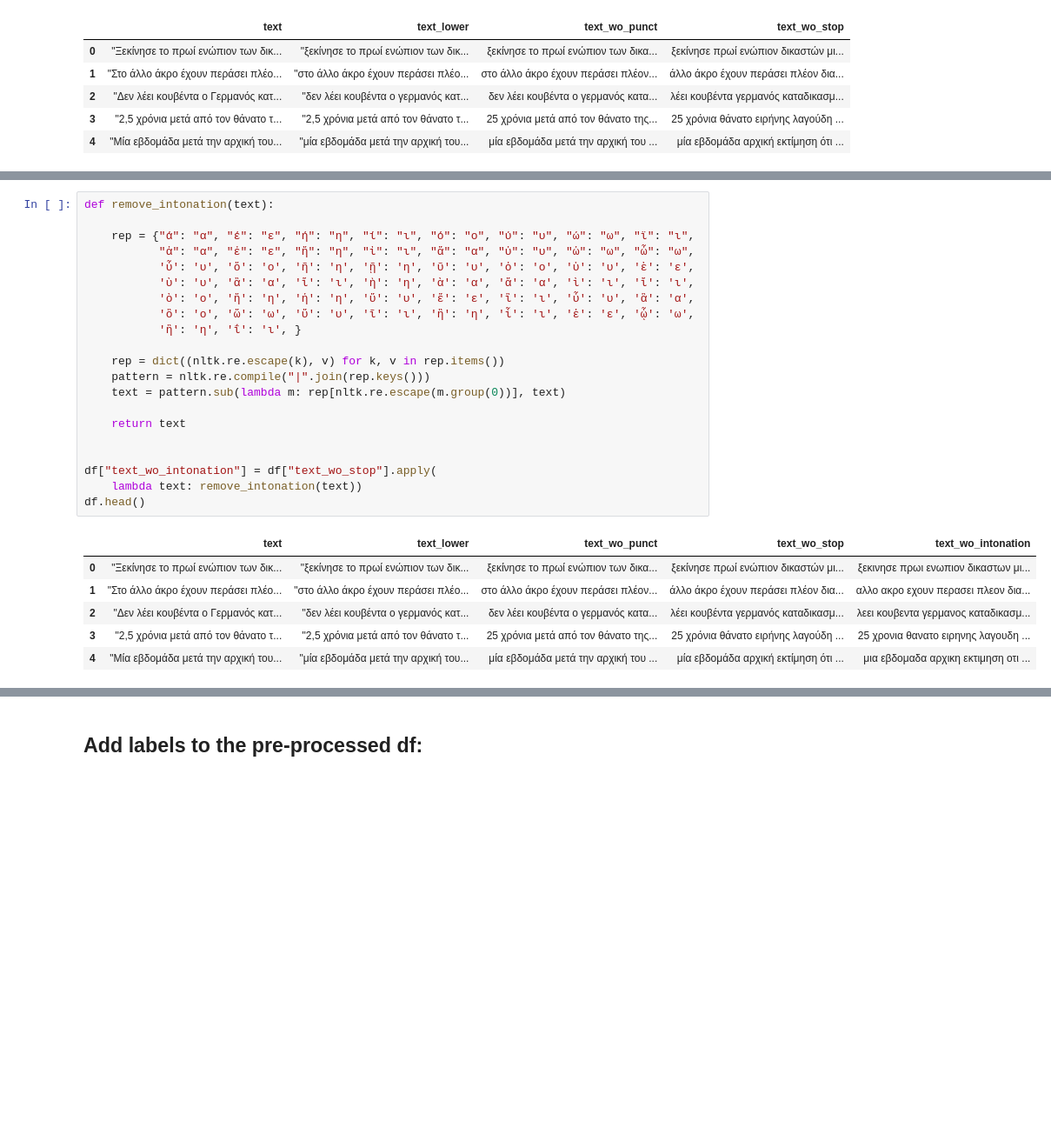
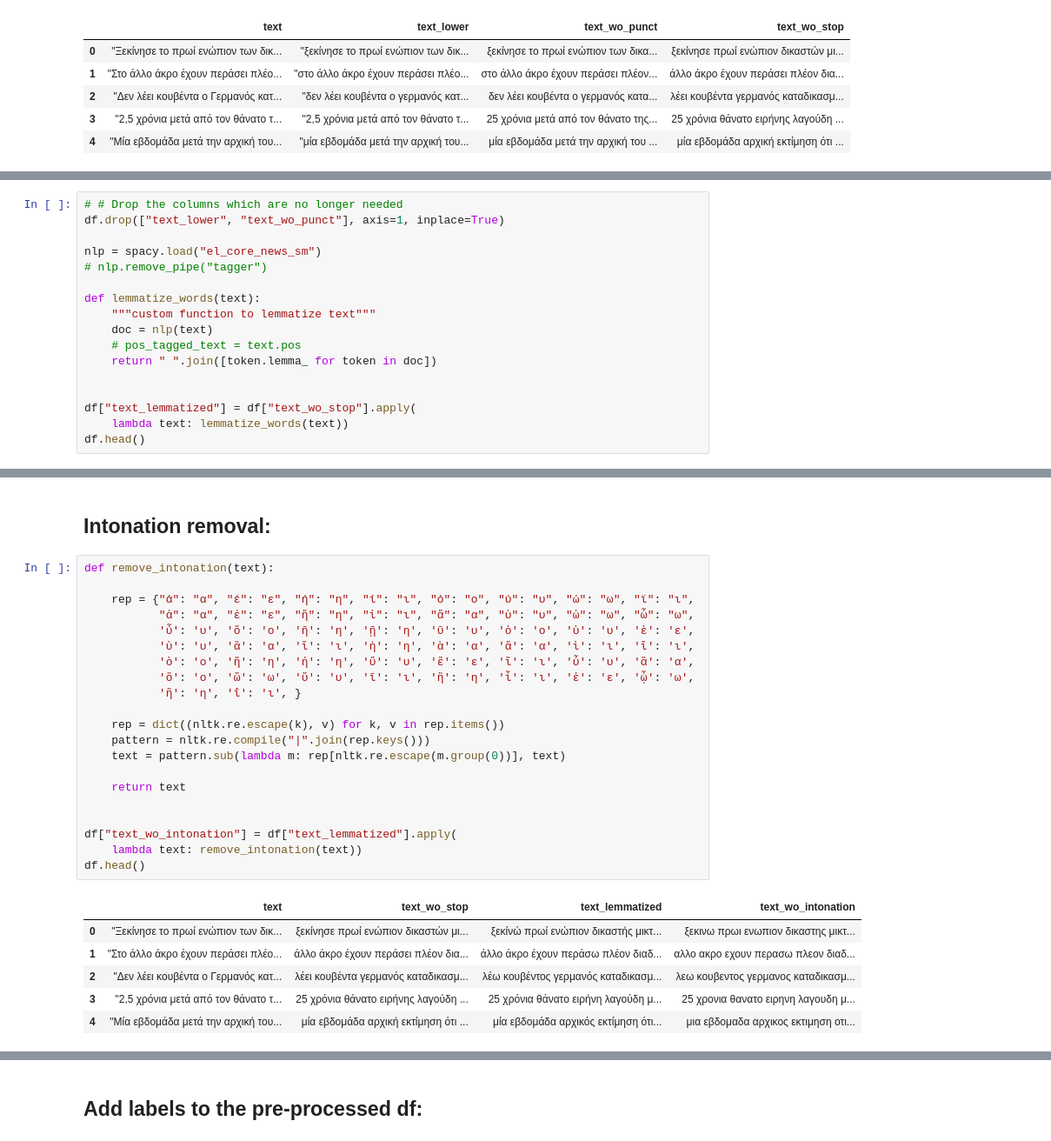
Before and after one commit to openlabathens/article-classification, a Jupyter notebook: article_classification.ipynb, the cells around one changed output, grey strips where cells are left out. Shown: that part at 87% size. Cells and saved outputs as stored; diff of their text form; blank space fills up the shorter version.

Commit message:
dimention reduction analysis after lemmatization

```diff
--- a/article_classification.ipynb
+++ b/article_classification.ipynb
@@ -125,0 +133,17 @@ df.head()
+# %%
+# # Drop the columns which are no longer needed
+df.drop(["text_lower", "text_wo_punct"], axis=1, inplace=True)
+
+nlp = spacy.load("el_core_news_sm")
+# nlp.remove_pipe("tagger")
+
+def lemmatize_words(text):
+    """custom function to lemmatize text"""
+    doc = nlp(text)
+    # pos_tagged_text = text.pos
+    return " ".join([token.lemma_ for token in doc])
+
+
+df["text_lemmatized"] = df["text_wo_stop"].apply(
+    lambda text: lemmatize_words(text))
+df.head()
@@ -126,28 +157,30 @@ df.head()
+# %% [markdown]
+## Intonation removal:
 # %%
 def remove_intonation(text):
 
     rep = {"ά": "α", "έ": "ε", "ή": "η", "ί": "ι", "ό": "ο", "ύ": "υ", "ώ": "ω", "ϊ": "ι",
            "ἀ": "α", "ἐ": "ε", "ἤ": "η", "ἰ": "ι", "ἄ": "α", "ὐ": "υ", "ὡ": "ω", "ὦ": "ω",
            'ὖ': 'υ', 'ὅ': 'ο', 'ῆ': 'η', 'ῇ': 'η', 'ῦ': 'υ', 'ὁ': 'ο', 'ὑ': 'υ', 'ὲ': 'ε',
            'ὺ': 'υ', 'ἂ': 'α', 'ἵ': 'ι', 'ὴ': 'η', 'ὰ': 'α', 'ἅ': 'α', 'ὶ': 'ι', 'ἴ': 'ι',
            'ὸ': 'ο', 'ἥ': 'η', 'ἡ': 'η', 'ὕ': 'υ', 'ἔ': 'ε', 'ἳ': 'ι', 'ὗ': 'υ', 'ἃ': 'α',
            'ὃ': 'ο', 'ὥ': 'ω', 'ὔ': 'υ', 'ῖ': 'ι', 'ἣ': 'η', 'ἷ': 'ι', 'ἑ': 'ε', 'ᾧ': 'ω',
            'ἢ': 'η', 'ΐ': 'ι', }
 
     rep = dict((nltk.re.escape(k), v) for k, v in rep.items())
     pattern = nltk.re.compile("|".join(rep.keys()))
     text = pattern.sub(lambda m: rep[nltk.re.escape(m.group(0))], text)
 
     return text
 
 
-df["text_wo_intonation"] = df["text_wo_stop"].apply(
+df["text_wo_intonation"] = df["text_lemmatized"].apply(
     lambda text: remove_intonation(text))
 df.head()
 # %% [output]
-|  | text | text_lower | text_wo_punct | text_wo_stop | text_wo_intonation |
-| 0 | "Ξεκίνησε το πρωί ενώπιον των δικ... | "ξεκίνησε το πρωί ενώπιον των δικ... | ξεκίνησε το πρωί ενώπιον των δικα... | ξεκίνησε πρωί ενώπιον δικαστών μι... | ξεκινησε πρωι ενωπιον δικαστων μι... |
-| 1 | "Στο άλλο άκρο έχουν περάσει πλέο... | "στο άλλο άκρο έχουν περάσει πλέο... | στο άλλο άκρο έχουν περάσει πλέον... | άλλο άκρο έχουν περάσει πλέον δια... | αλλο ακρο εχουν περασει πλεον δια... |
-| 2 | "Δεν λέει κουβέντα ο Γερμανός κατ... | "δεν λέει κουβέντα ο γερμανός κατ... | δεν λέει κουβέντα ο γερμανός κατα... | λέει κουβέντα γερμανός καταδικασμ... | λεει κουβεντα γερμανος καταδικασμ... |
-| 3 | "2,5 χρόνια μετά από τον θάνατο τ... | "2,5 χρόνια μετά από τον θάνατο τ... | 25 χρόνια μετά από τον θάνατο της... | 25 χρόνια θάνατο ειρήνης λαγούδη ... | 25 χρονια θανατο ειρηνης λαγουδη ... |
-| 4 | "Μία εβδομάδα μετά την αρχική του... | "μία εβδομάδα μετά την αρχική του... | μία εβδομάδα μετά την αρχική του ... | μία εβδομάδα αρχική εκτίμηση ότι ... | μια εβδομαδα αρχικη εκτιμηση οτι ... |
+|  | text | text_wo_stop | text_lemmatized | text_wo_intonation |
+| 0 | "Ξεκίνησε το πρωί ενώπιον των δικ... | ξεκίνησε πρωί ενώπιον δικαστών μι... | ξεκίνώ πρωί ενώπιον δικαστής μικτ... | ξεκινω πρωι ενωπιον δικαστης μικτ... |
+| 1 | "Στο άλλο άκρο έχουν περάσει πλέο... | άλλο άκρο έχουν περάσει πλέον δια... | άλλο άκρο έχουν περάσω πλέον διαδ... | αλλο ακρο εχουν περασω πλεον διαδ... |
+| 2 | "Δεν λέει κουβέντα ο Γερμανός κατ... | λέει κουβέντα γερμανός καταδικασμ... | λέω κουβέντος γερμανός καταδικασμ... | λεω κουβεντος γερμανος καταδικασμ... |
+| 3 | "2,5 χρόνια μετά από τον θάνατο τ... | 25 χρόνια θάνατο ειρήνης λαγούδη ... | 25 χρόνια θάνατο ειρήνη λαγούδη μ... | 25 χρονια θανατο ειρηνη λαγουδη μ... |
+| 4 | "Μία εβδομάδα μετά την αρχική του... | μία εβδομάδα αρχική εκτίμηση ότι ... | μία εβδομάδα αρχικός εκτίμηση ότι... | μια εβδομαδα αρχικος εκτιμηση οτι... |
```
Also changed, not shown: parts of 52 cells of this notebook.
